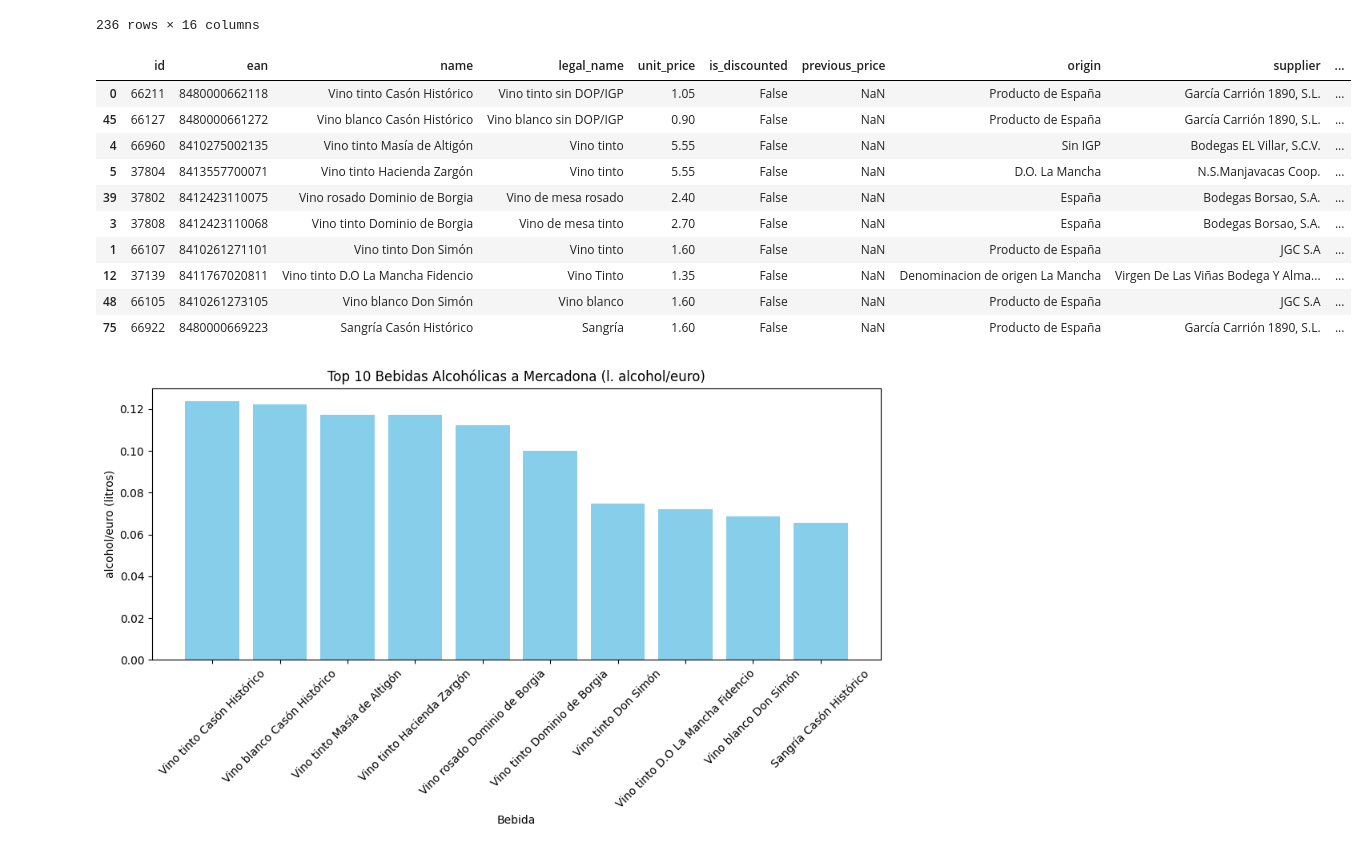
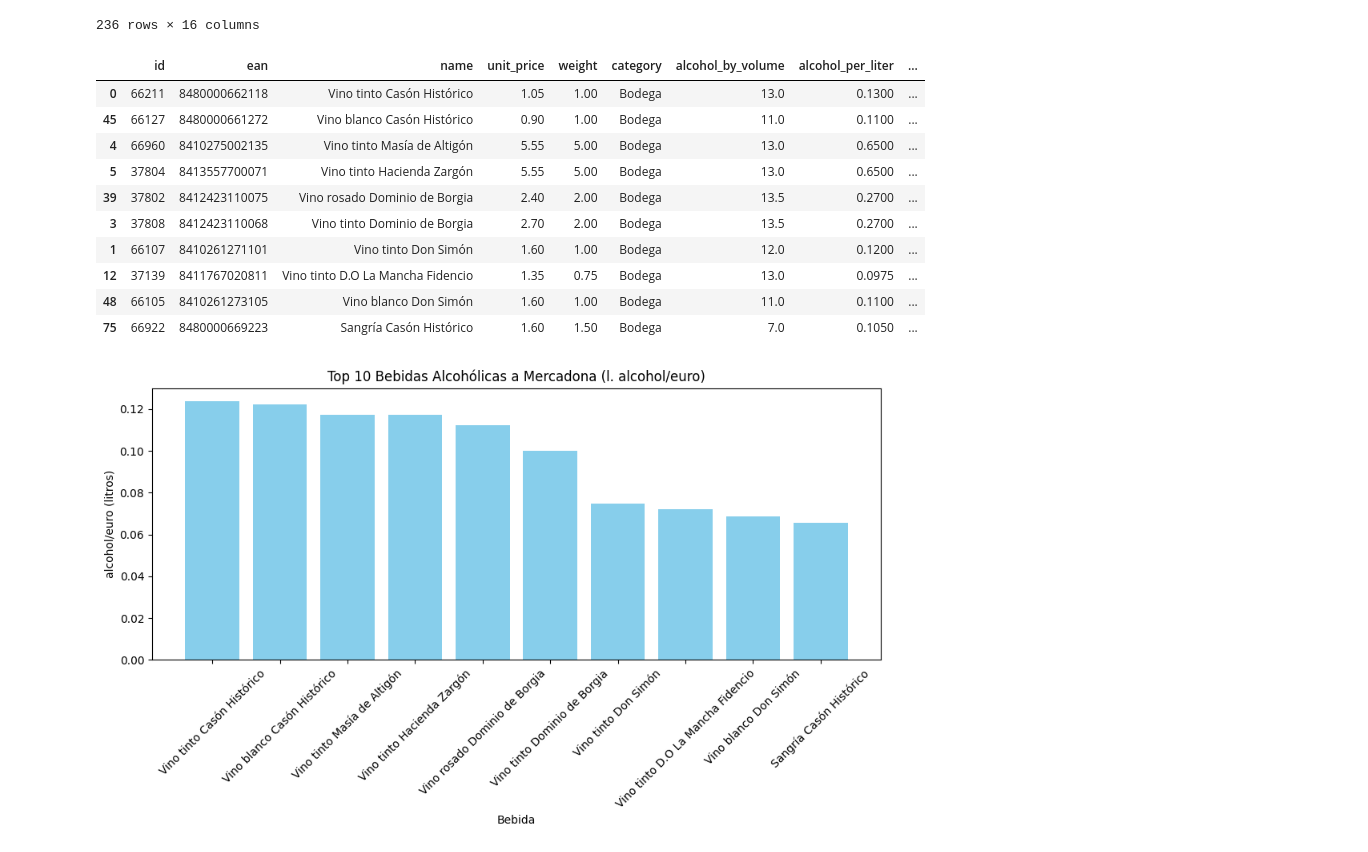
Before and after one commit to jtayped/mercadona-study, a Jupyter notebook: alcoholic_drinks/mad1_alc.ipynb, the cells around one changed output. Drawn from its saved outputs; the diff is of its cells as text; code cells hidden in the pictures.

```diff
--- a/alcoholic_drinks/mad1_alc.ipynb
+++ b/alcoholic_drinks/mad1_alc.ipynb
@@ -24,23 +24,24 @@ df = df[~df["is_discounted"]]
 # %%
 df["alcohol_per_liter"] = (df["alcohol_by_volume"]/100) * df["weight"]
 df["alcohol_per_euro"] = df["alcohol_per_liter"] / df["unit_price"]
 
 df = df.sort_values(by="alcohol_per_euro", ascending=False).nlargest(
     10, "alcohol_per_euro"
 )
-df
+
+df.drop(columns=["legal_name", "previous_price", "supplier", "age_check", "origin", "is_discounted", "is_new", "is_pack", "pack_size"])
 # %% [output]
-|  | id | ean | name | legal_name | unit_price | is_discounted | previous_price | origin | supplier | ... |
-| 0 | 66211 | 8480000662118 | Vino tinto Casón Histórico | Vino tinto sin DOP/IGP | 1.05 | False | NaN | Producto de España | García Carrión 1890, S.L. | ... |
-| 45 | 66127 | 8480000661272 | Vino blanco Casón Histórico | Vino blanco sin DOP/IGP | 0.90 | False | NaN | Producto de España | García Carrión 1890, S.L. | ... |
-| 4 | 66960 | 8410275002135 | Vino tinto Masía de Altigón | Vino tinto | 5.55 | False | NaN | Sin IGP | Bodegas EL Villar, S.C.V. | ... |
-| 5 | 37804 | 8413557700071 | Vino tinto Hacienda Zargón | Vino tinto | 5.55 | False | NaN | D.O. La Mancha | N.S.Manjavacas Coop. | ... |
-| 39 | 37802 | 8412423110075 | Vino rosado Dominio de Borgia | Vino de mesa rosado | 2.40 | False | NaN | España | Bodegas Borsao, S.A. | ... |
-| 3 | 37808 | 8412423110068 | Vino tinto Dominio de Borgia | Vino de mesa tinto | 2.70 | False | NaN | España | Bodegas Borsao, S.A. | ... |
-| 1 | 66107 | 8410261271101 | Vino tinto Don Simón | Vino tinto | 1.60 | False | NaN | Producto de España | JGC S.A | ... |
-| 12 | 37139 | 8411767020811 | Vino tinto D.O La Mancha Fidencio | Vino Tinto | 1.35 | False | NaN | Denominacion de origen La Mancha | Virgen De Las Viñas Bodega Y Alma... | ... |
-| 48 | 66105 | 8410261273105 | Vino blanco Don Simón | Vino blanco | 1.60 | False | NaN | Producto de España | JGC S.A | ... |
-| 75 | 66922 | 8480000669223 | Sangría Casón Histórico | Sangría | 1.60 | False | NaN | Producto de España | García Carrión 1890, S.L. | ... |
+|  | id | ean | name | unit_price | weight | category | alcohol_by_volume | alcohol_per_liter | ... |
+| 0 | 66211 | 8480000662118 | Vino tinto Casón Histórico | 1.05 | 1.00 | Bodega | 13.0 | 0.1300 | ... |
+| 45 | 66127 | 8480000661272 | Vino blanco Casón Histórico | 0.90 | 1.00 | Bodega | 11.0 | 0.1100 | ... |
+| 4 | 66960 | 8410275002135 | Vino tinto Masía de Altigón | 5.55 | 5.00 | Bodega | 13.0 | 0.6500 | ... |
+| 5 | 37804 | 8413557700071 | Vino tinto Hacienda Zargón | 5.55 | 5.00 | Bodega | 13.0 | 0.6500 | ... |
+| 39 | 37802 | 8412423110075 | Vino rosado Dominio de Borgia | 2.40 | 2.00 | Bodega | 13.5 | 0.2700 | ... |
+| 3 | 37808 | 8412423110068 | Vino tinto Dominio de Borgia | 2.70 | 2.00 | Bodega | 13.5 | 0.2700 | ... |
+| 1 | 66107 | 8410261271101 | Vino tinto Don Simón | 1.60 | 1.00 | Bodega | 12.0 | 0.1200 | ... |
+| 12 | 37139 | 8411767020811 | Vino tinto D.O La Mancha Fidencio | 1.35 | 0.75 | Bodega | 13.0 | 0.0975 | ... |
+| 48 | 66105 | 8410261273105 | Vino blanco Don Simón | 1.60 | 1.00 | Bodega | 11.0 | 0.1100 | ... |
+| 75 | 66922 | 8480000669223 | Sangría Casón Histórico | 1.60 | 1.50 | Bodega | 7.0 | 0.1050 | ... |
 # %%
 # Plot the results
 plt.figure(figsize=(10, 6))
```
